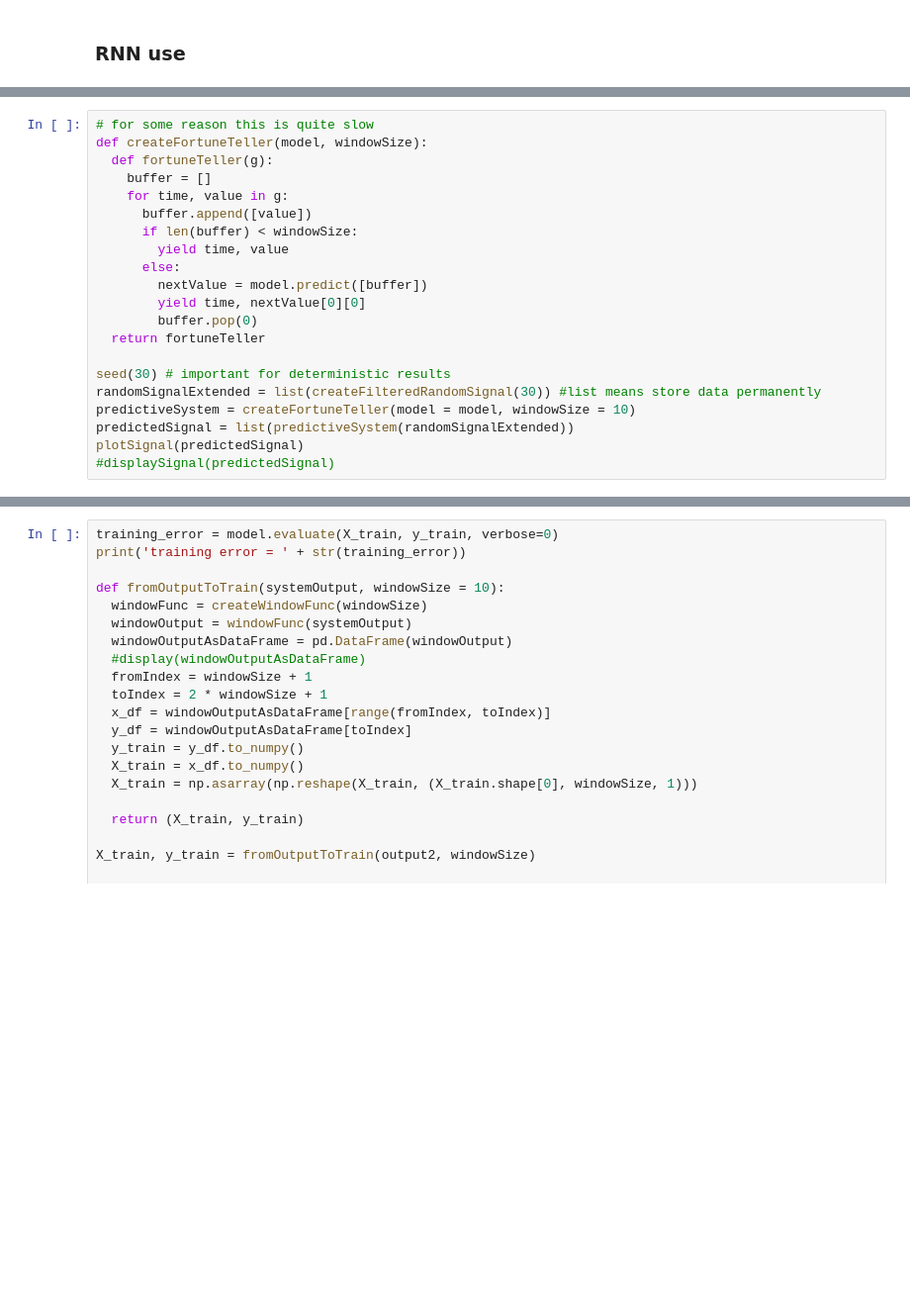
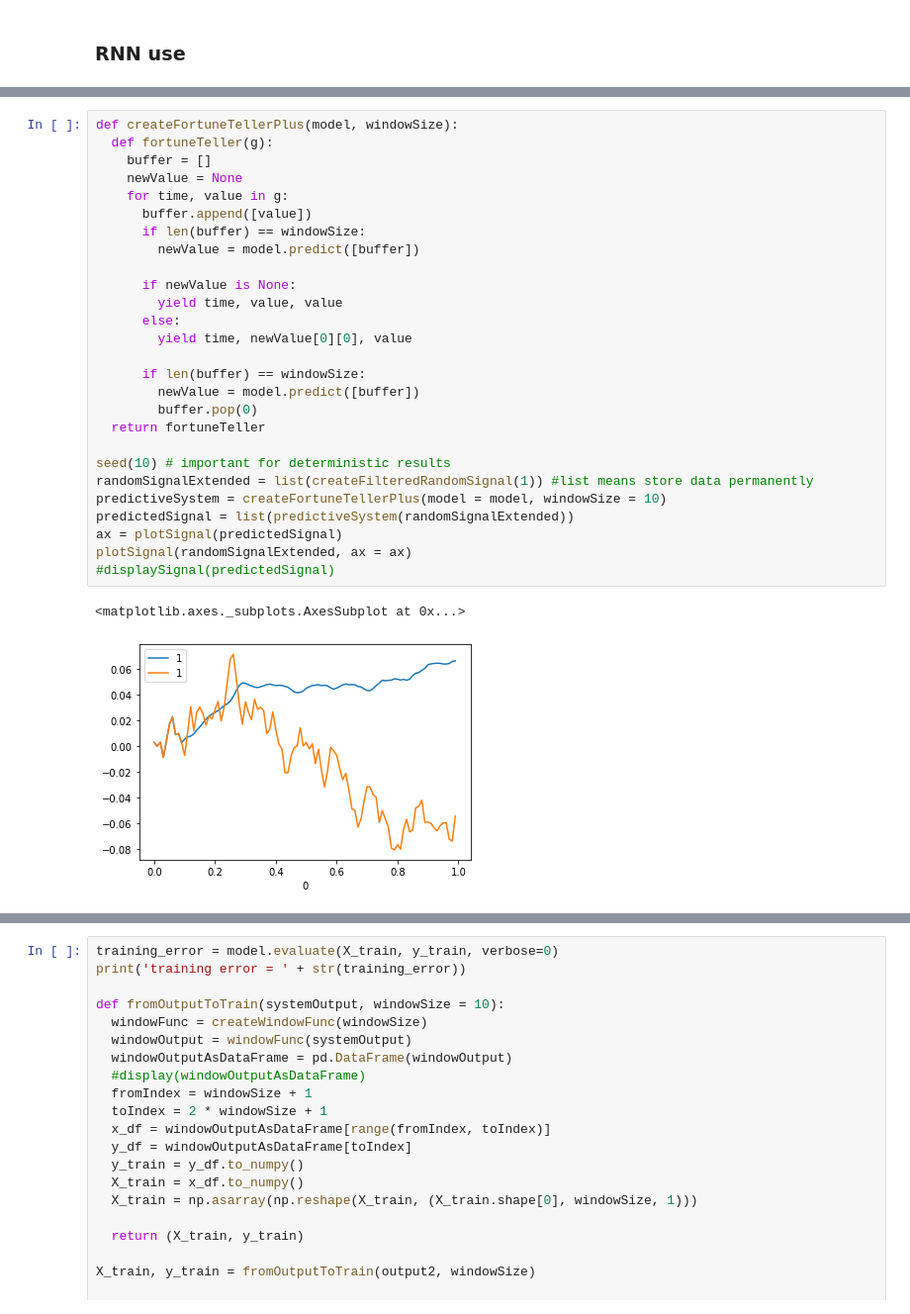
Before and after one commit to hrbolek/learning, a Jupyter notebook: itsystems/neural.ipynb, the cells around one changed output, grey strips where cells are left out. Shown: that part at 99% size. Cells and saved outputs as stored; diff of their text form; blank space fills up the shorter version.

```diff
--- a/itsystems/neural.ipynb
+++ b/itsystems/neural.ipynb
@@ -504,21 +534,30 @@ plt.show()
 # %%
-# for some reason this is quite slow
-def createFortuneTeller(model, windowSize):
+def createFortuneTellerPlus(model, windowSize):
   def fortuneTeller(g):
     buffer = []
+    newValue = None
     for time, value in g:
       buffer.append([value])
-      if len(buffer) < windowSize:
-        yield time, value
+      if len(buffer) == windowSize:
+        newValue = model.predict([buffer])
+
+      if newValue is None:
+        yield time, value, value
       else:
-        nextValue = model.predict([buffer])
-        yield time, nextValue[0][0]
+        yield time, newValue[0][0], value
+
+      if len(buffer) == windowSize:
+        newValue = model.predict([buffer])
         buffer.pop(0)
   return fortuneTeller
 
-seed(30) # important for deterministic results
-randomSignalExtended = list(createFilteredRandomSignal(30)) #list means store data permanently
-predictiveSystem = createFortuneTeller(model = model, windowSize = 10)
+seed(10) # important for deterministic results
+randomSignalExtended = list(createFilteredRandomSignal(1)) #list means store data permanently
+predictiveSystem = createFortuneTellerPlus(model = model, windowSize = 10)
 predictedSignal = list(predictiveSystem(randomSignalExtended))
-plotSignal(predictedSignal)
+ax = plotSignal(predictedSignal)
+plotSignal(randomSignalExtended, ax = ax)
 #displaySignal(predictedSignal)
+# %% [output]
+<matplotlib.axes._subplots.AxesSubplot at 0x...>
+[figure, added]
```
Also changed, not shown: parts of 4 cells of this notebook.
